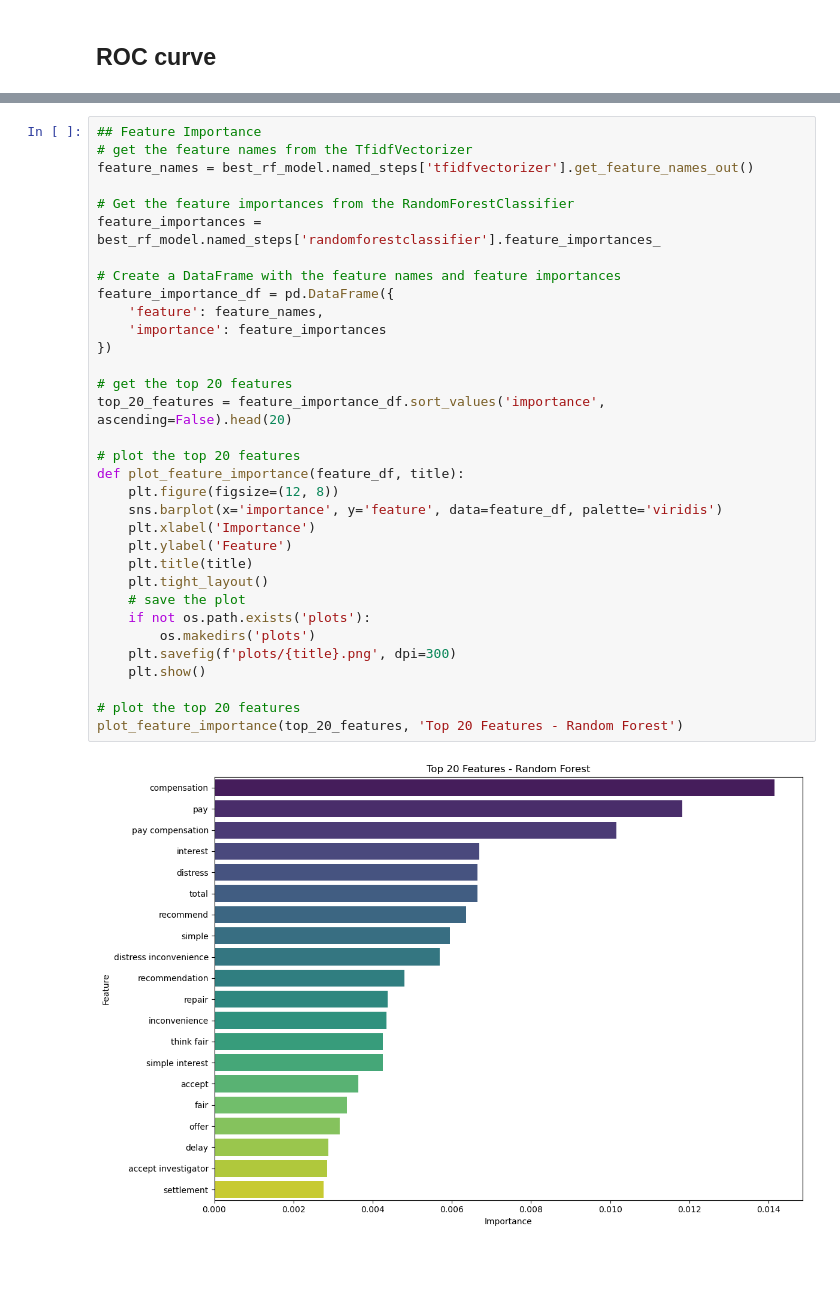
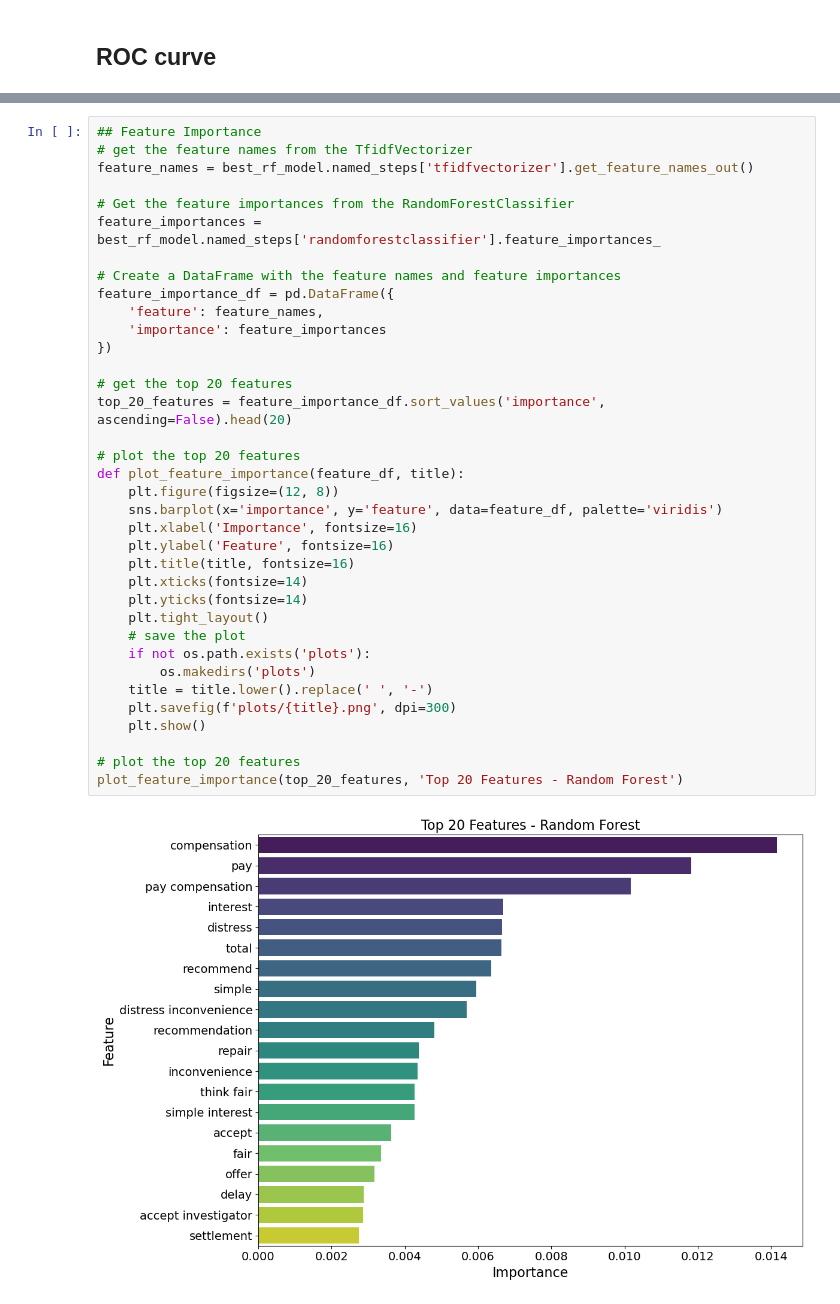
Before and after one commit to LeleVibrato/sb-code, a Jupyter notebook: em_classification.ipynb, the cells around one changed output, grey strips where cells are left out. Drawn from its saved outputs; the diff is of its cells as text; blank space fills up the shorter version.

```diff
--- a/em_classification.ipynb
+++ b/em_classification.ipynb
@@ -390,34 +450,37 @@ plot_roc_curve(models, model_names, test_data, test_labels, data_type='test')
 ## Feature Importance
 # get the feature names from the TfidfVectorizer
 feature_names = best_rf_model.named_steps['tfidfvectorizer'].get_feature_names_out()
 
 # Get the feature importances from the RandomForestClassifier
 feature_importances = best_rf_model.named_steps['randomforestclassifier'].feature_importances_
 
 # Create a DataFrame with the feature names and feature importances
 feature_importance_df = pd.DataFrame({
     'feature': feature_names,
     'importance': feature_importances
 })
 
 # get the top 20 features
 top_20_features = feature_importance_df.sort_values('importance', ascending=False).head(20)
 
 # plot the top 20 features
 def plot_feature_importance(feature_df, title):
     plt.figure(figsize=(12, 8))
     sns.barplot(x='importance', y='feature', data=feature_df, palette='viridis')
-    plt.xlabel('Importance')
-    plt.ylabel('Feature')
-    plt.title(title)
+    plt.xlabel('Importance', fontsize=16)
+    plt.ylabel('Feature', fontsize=16)
+    plt.title(title, fontsize=16)
+    plt.xticks(fontsize=14)
+    plt.yticks(fontsize=14)
     plt.tight_layout()
     # save the plot
     if not os.path.exists('plots'):
         os.makedirs('plots')
+    title = title.lower().replace(' ', '-')
     plt.savefig(f'plots/{title}.png', dpi=300)
     plt.show()
 
 # plot the top 20 features
 plot_feature_importance(top_20_features, 'Top 20 Features - Random Forest')
 # %% [output]
-[figure, old version]
+[figure, new version]
```
Also changed, not shown: parts of 2 cells of this notebook, 14 other files.
